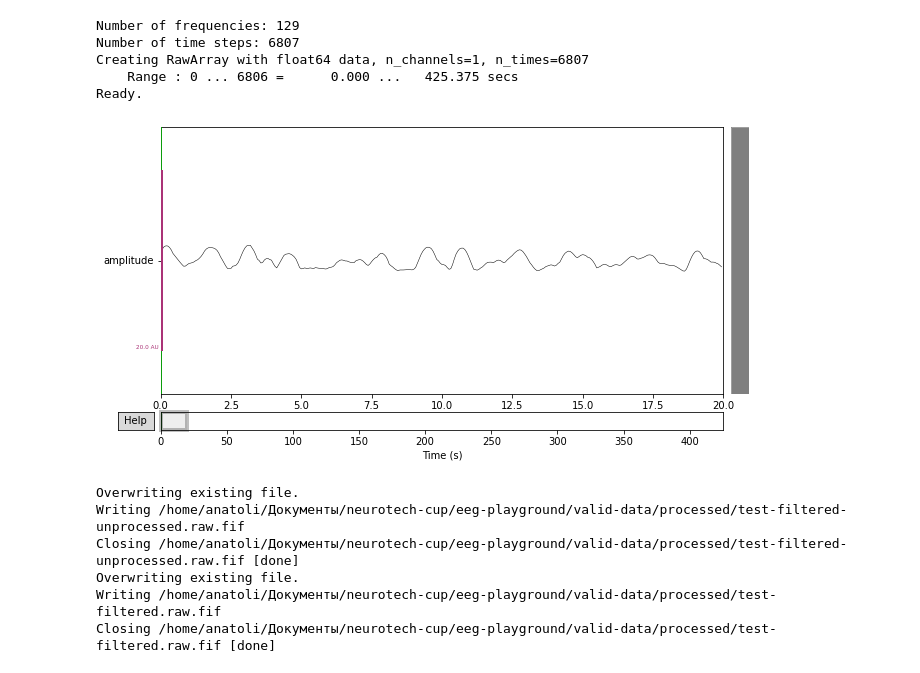
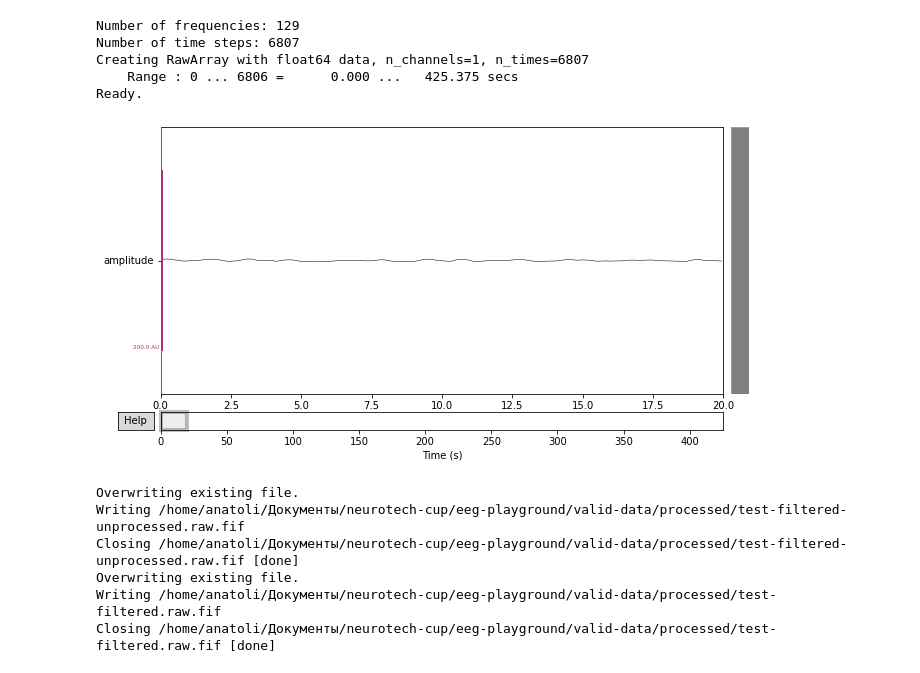
Before and after one commit to snail-fuji/alpha-rhythm, a Jupyter notebook: eeg-converter.ipynb, the cells around one changed output. Drawn from its saved outputs; the diff is of its cells as text; code cells hidden in the pictures.

```diff
--- a/eeg-converter.ipynb
+++ b/eeg-converter.ipynb
@@ -76,15 +81,15 @@ Ready.
 # %%
 _ = mne.viz.plot_raw(
     raw_alpha,
     duration=20,
     start=0,
     scalings={
-        "misc": 10
+        "misc": 100
     },
     show=True
 )
 # %% [output]
-[figure, old version]
+[figure, new version]
 # %%
 eeg_events.save_events(baseline_raw, raw_alpha, events_df, 'test-filtered')
 # %% [output]
```
Also changed, not shown: parts of 2 cells of this notebook, 2 other files.
